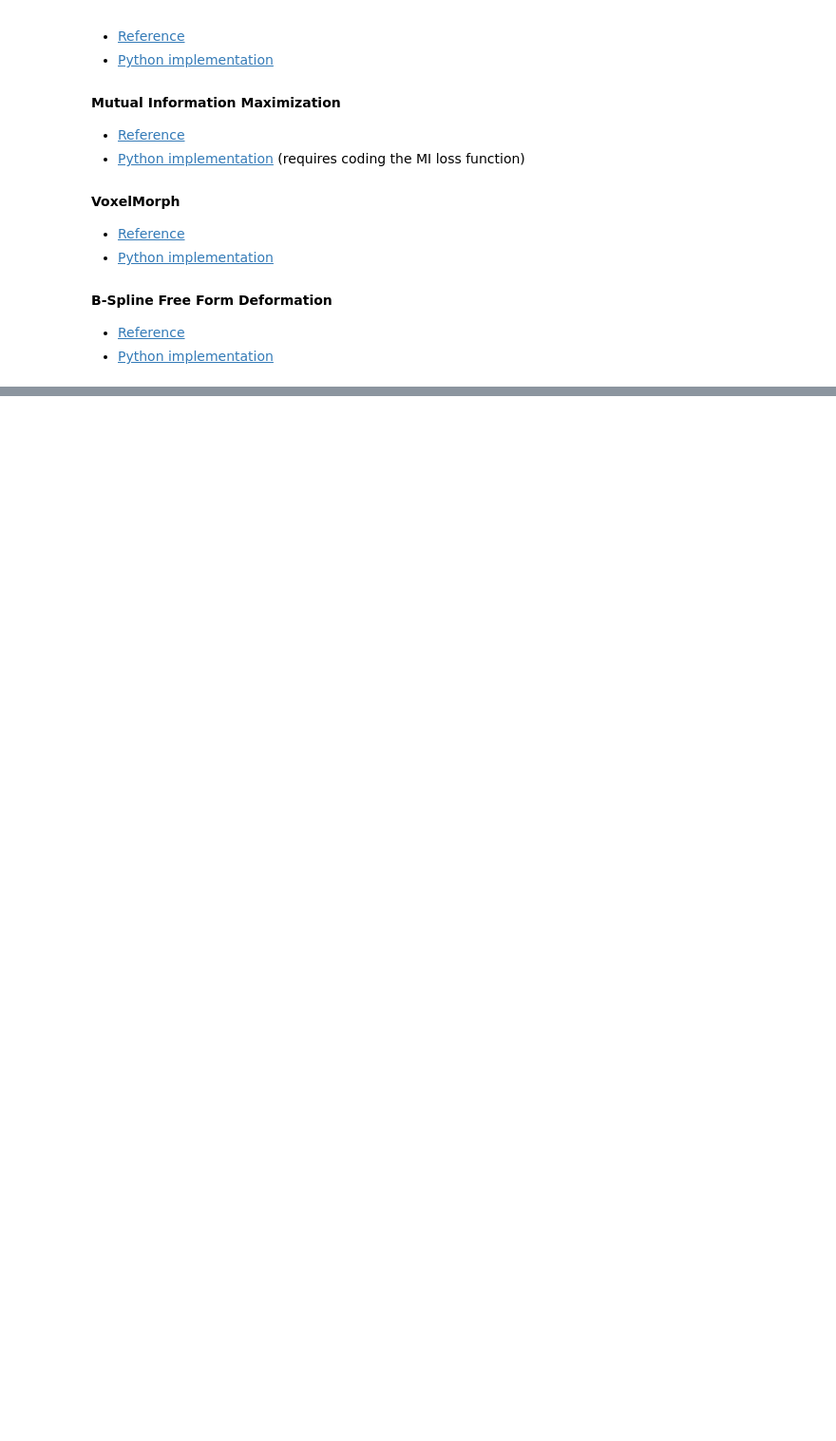
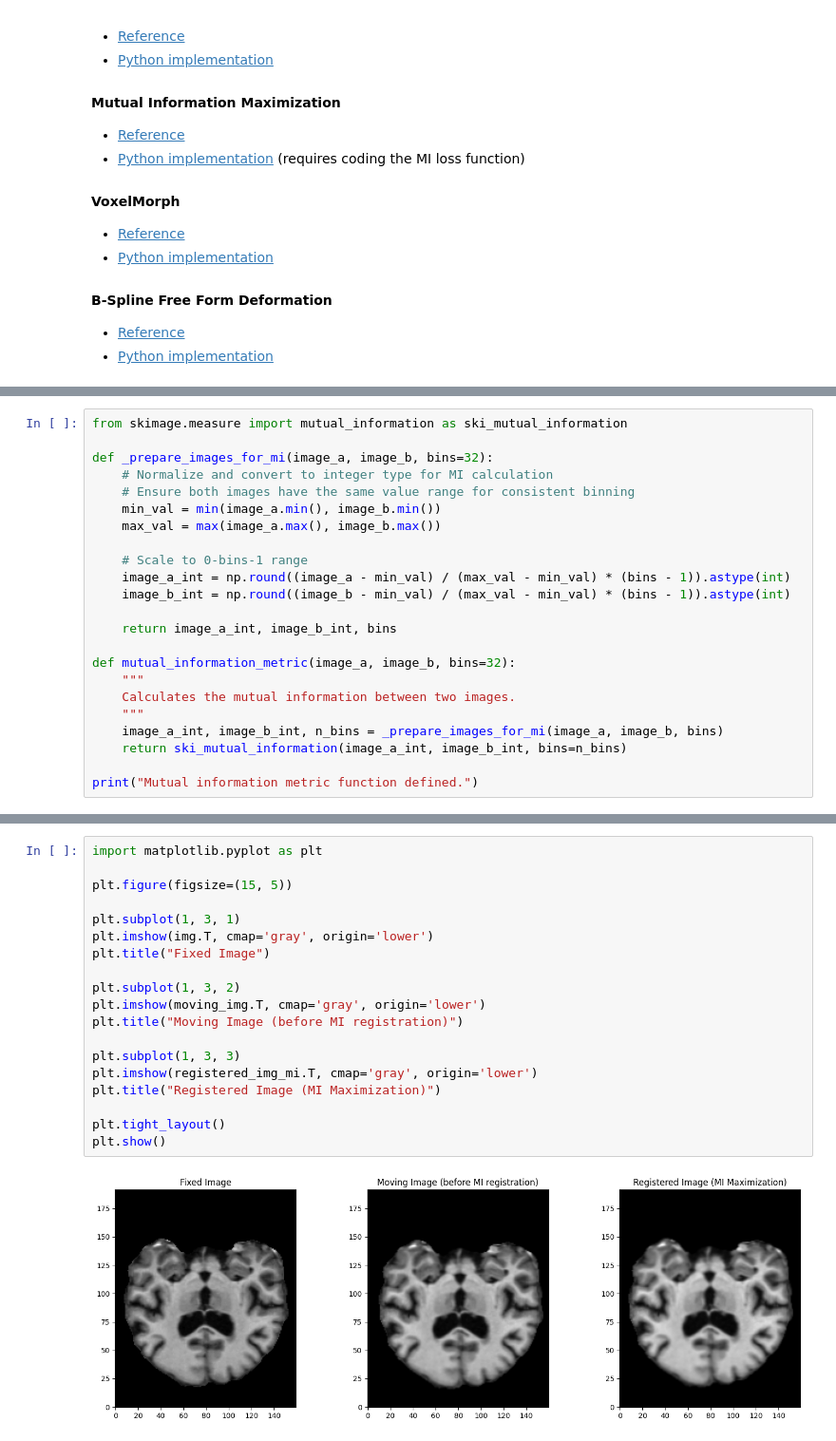
Before and after one commit to MurielleMardenli300/GBM6953HE_labs, a Jupyter notebook: Copy_of_GBM6953HE_Lab_1.ipynb, the cells around one changed output, grey strips where cells are left out. Shown at 95% size. Drawn from its saved outputs; the diff is of its cells as text; blank space fills up the shorter version.

```diff
--- a/Copy_of_GBM6953HE_Lab_1.ipynb
+++ b/Copy_of_GBM6953HE_Lab_1.ipynb
@@ -451,0 +567,23 @@ Present the results and evaluate them using multiple metrics for both methods. R
+# %%
+from skimage.measure import mutual_information as ski_mutual_information
+
+def _prepare_images_for_mi(image_a, image_b, bins=32):
+    # Normalize and convert to integer type for MI calculation
+    # Ensure both images have the same value range for consistent binning
+    min_val = min(image_a.min(), image_b.min())
+    max_val = max(image_a.max(), image_b.max())
+
+    # Scale to 0-bins-1 range
+    image_a_int = np.round((image_a - min_val) / (max_val - min_val) * (bins - 1)).astype(int)
+    image_b_int = np.round((image_b - min_val) / (max_val - min_val) * (bins - 1)).astype(int)
+
+    return image_a_int, image_b_int, bins
+
+def mutual_information_metric(image_a, image_b, bins=32):
+    """
+    Calculates the mutual information between two images.
+    """
+    image_a_int, image_b_int, n_bins = _prepare_images_for_mi(image_a, image_b, bins)
+    return ski_mutual_information(image_a_int, image_b_int, bins=n_bins)
+
+print("Mutual information metric function defined.")
@@ -451,0 +820,21 @@ Present the results and evaluate them using multiple metrics for both methods. R
+# %%
+import matplotlib.pyplot as plt
+
+plt.figure(figsize=(15, 5))
+
+plt.subplot(1, 3, 1)
+plt.imshow(img.T, cmap='gray', origin='lower')
+plt.title("Fixed Image")
+
+plt.subplot(1, 3, 2)
+plt.imshow(moving_img.T, cmap='gray', origin='lower')
+plt.title("Moving Image (before MI registration)")
+
+plt.subplot(1, 3, 3)
+plt.imshow(registered_img_mi.T, cmap='gray', origin='lower')
+plt.title("Registered Image (MI Maximization)")
+
+plt.tight_layout()
+plt.show()
+# %% [output]
+[figure, added]
```
Also changed, not shown: parts of 20 cells of this notebook.
